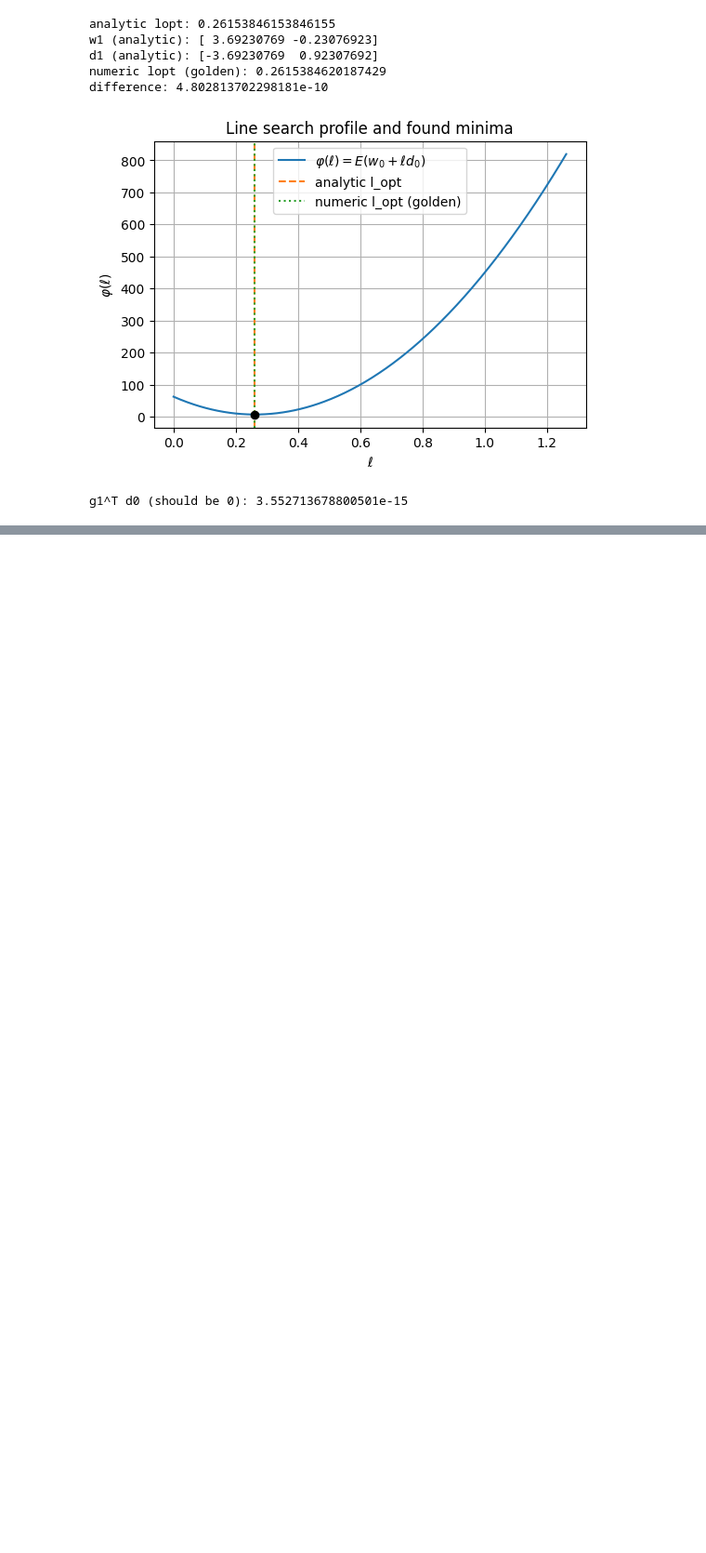
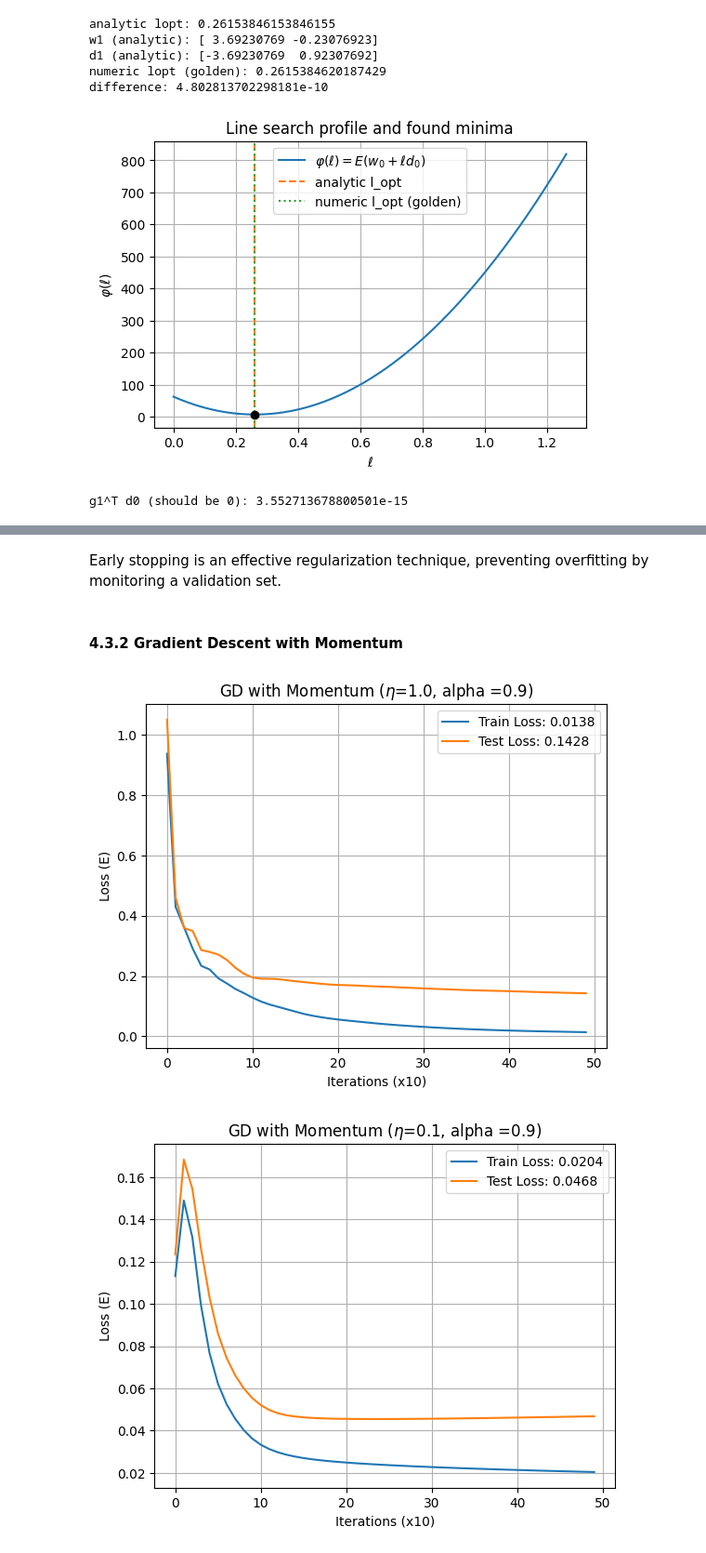
Before and after one commit to josjo99/cds_ml, a Jupyter notebook: cds_ml_solutions/Assignment4.ipynb, the cells around one changed output, grey strips where cells are left out. Shown at 93% size. Saved outputs shown, nothing was run; the diff lists cells and outputs as text; code cells hidden in the pictures; blank space fills up the shorter version.

```diff
--- a/cds_ml_solutions/Assignment4.ipynb
+++ b/cds_ml_solutions/Assignment4.ipynb
@@ -255,0 +528,31 @@ g1^T d0 (should be 0): 3.552713678800501e-15
+# %% [markdown]
+Early stopping is an effective regularization technique, preventing overfitting by monitoring a validation set.
+# %% [markdown]
+#### 4.3.2 Gradient Descent with Momentum
+# %%
+def gd_momentum(X_train, y_train, X_test, y_test, eta, alpha, n_iterations):
+    P, N = X_train.shape
+    w = np.random.randn(N) * 0.01
+    velocity = np.zeros(N)
+    history = {'train_loss': [], 'test_loss': []}
+
+    for i in range(n_iterations):
+        y_pred_train = sigmoid(X_train @ w)
+        gradient = (1/P) * X_train.T @ (y_pred_train - y_train)
+        velocity = alpha * velocity - eta * gradient
+        w += velocity
+
+        if i % 10 == 0:
+            train_loss = compute_loss(y_train, X_train, w)
+            test_loss = compute_loss(y_test, X_test, w)
+            history['train_loss'].append(train_loss)
+            history['test_loss'].append(test_loss)
+    return w, history
+
+params = [(1.0, 0.9), (0.1, 0.9), (1.0, 0.5)]
+for eta, alpha in params:
+    w_mom, history_mom = gd_momentum(X_train_full_b, y_train_full, X_test_b, y_test, eta=eta, alpha=alpha, n_iterations=500)
+    plot_loss_history(history_mom, f'GD with Momentum ($\eta$={eta}, alpha ={alpha})', xlabel="Iterations (x10)")
+# %% [output]
+[figure, added]
+[figure, added]
```
Also changed, not shown: parts of 50 cells of this notebook.
